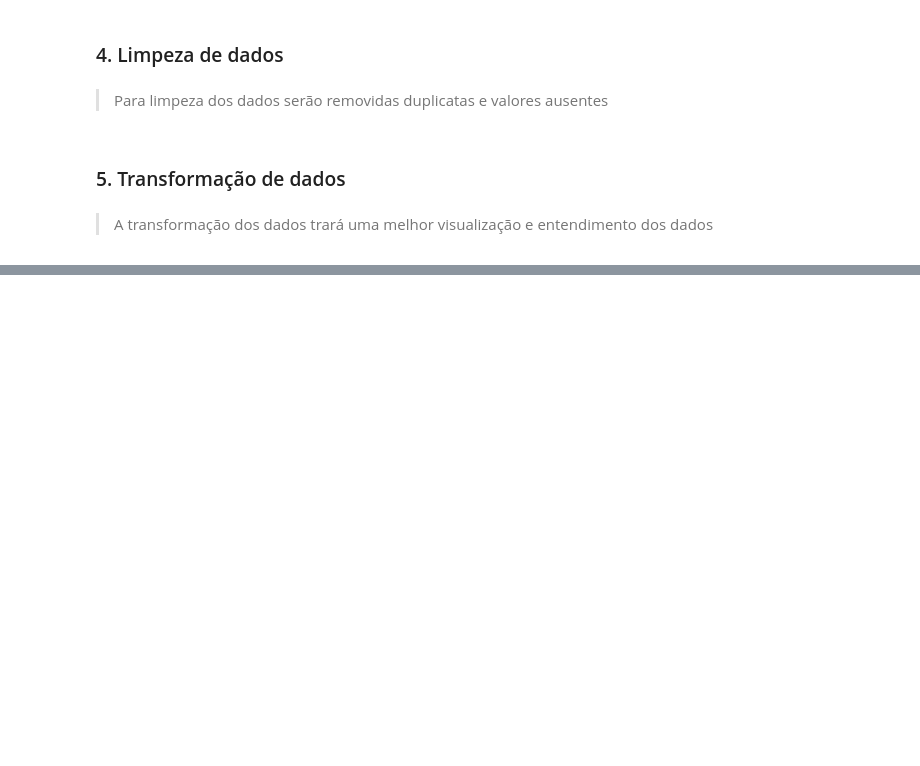
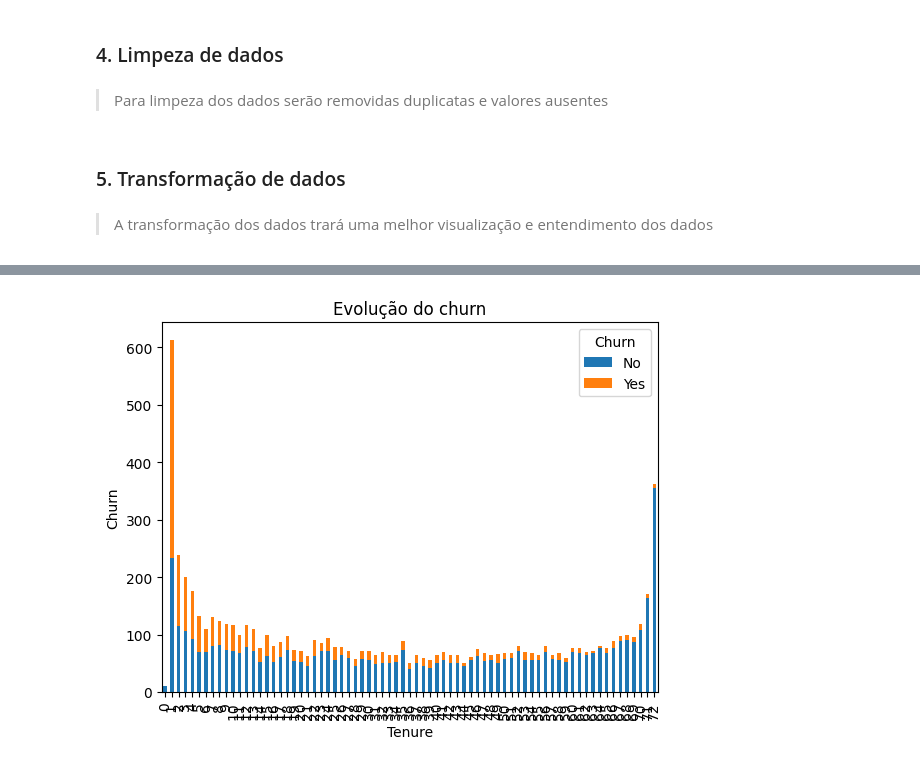
Before and after one commit to Natalia-SB/Portfolio, a Jupyter notebook: churn.ipynb, the cells around one changed output, grey strips where cells are left out. Saved outputs shown, nothing was run; the diff lists cells and outputs as text; code cells hidden in the pictures; blank space fills up the shorter version.

```diff
--- a/churn.ipynb
+++ b/churn.ipynb
@@ -104,0 +105,10 @@ churn[["tenure", "Churn"]]
+# %%
+churn_grouped = churn.groupby('tenure')['Churn'].value_counts().unstack()
+
+churn_grouped.plot.bar(stacked=True)
+plt.title('Evolução do churn')
+plt.xlabel('Tenure')
+plt.ylabel('Churn')
+plt.show()
+# %% [output]
+[figure, added]
```
Also changed, not shown: parts of 1 cell of this notebook.
